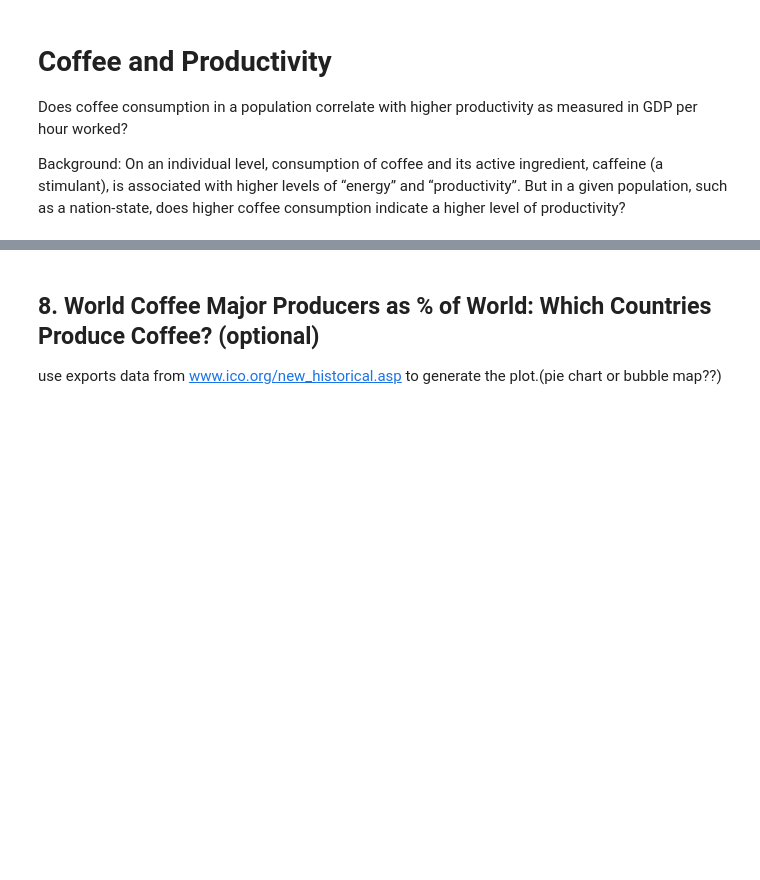
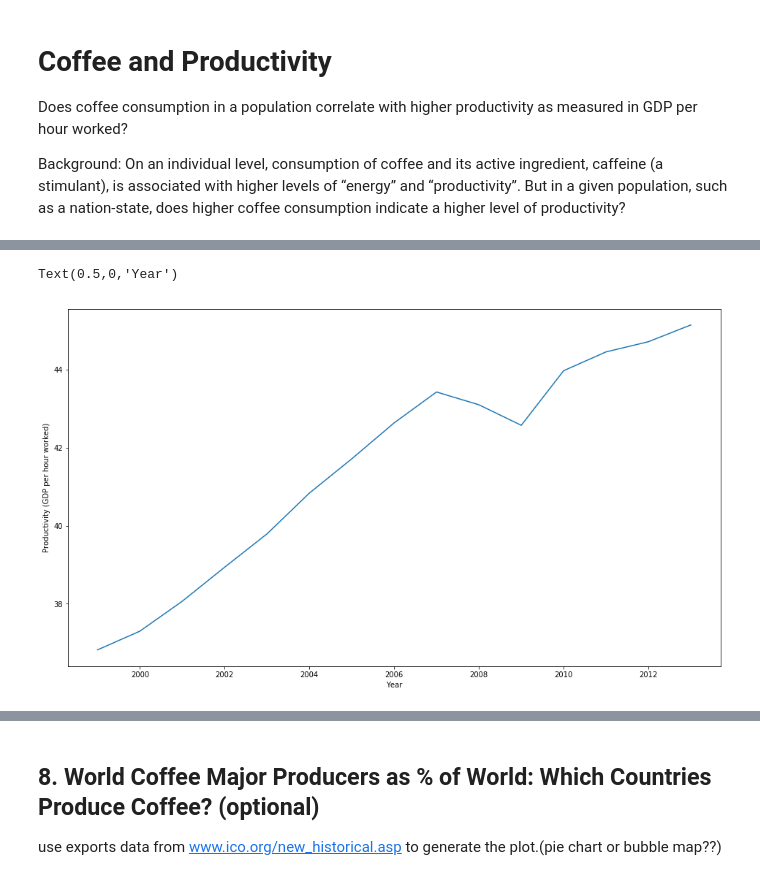
Before and after one commit to andrewboring/Confabulators_Project_1, a Jupyter notebook: project1_the-confabulators_starter.ipynb, the cells around one changed output, grey strips where cells are left out. Cells and saved outputs as stored; diff of their text form; code cells hidden in the pictures; blank space fills up the shorter version.

Commit message:
productivity graphs
productivity graphs

```diff
--- a/project1_the-confabulators_starter.ipynb
+++ b/project1_the-confabulators_starter.ipynb
@@ -23,4 +23,4 @@ coffee_data = pd.read_csv(coffee_data_to_load)
 
 # coffee_data.head()
 
-# plt.rcParams["figure.figsize"] = 16,9
+plt.rcParams["figure.figsize"] = 16,9
@@ -32,0 +43,22 @@ mean coffee consumption by year (line graph)
+# %%
+# Store the Productivity(GDP per hour worked) Data Grouped by Country and Year
+productivity_trend = coffee_data[["Country Name","Year","gdp_per_hour_worked"]]
+
+# Preview DataFrame
+df_productivity_trend =productivity_trend.pivot(index="Year", columns="Country Name", values="gdp_per_hour_worked")
+
+# Generate the Plot (with Error Bars)
+graph_productivity_trend = df_productivity_trend.mean(axis=1).plot()
+
+#style
+graph_productivity_trend.set_ylabel("Productivity (GDP per hour worked)")
+graph_productivity_trend.set_xlabel("Year")
+
+# Draw line of overall coffee consumption
+# df_productivity_trend.mean(axis=1).plot()
+
+# Save the Figure
+#plt.savefig('graph_productivity_trend.png', bbox_inches="tight")
+# %% [output]
+Text(0.5,0,'Year')
+[figure, added]
```
Also changed, not shown: parts of 18 cells of this notebook.
